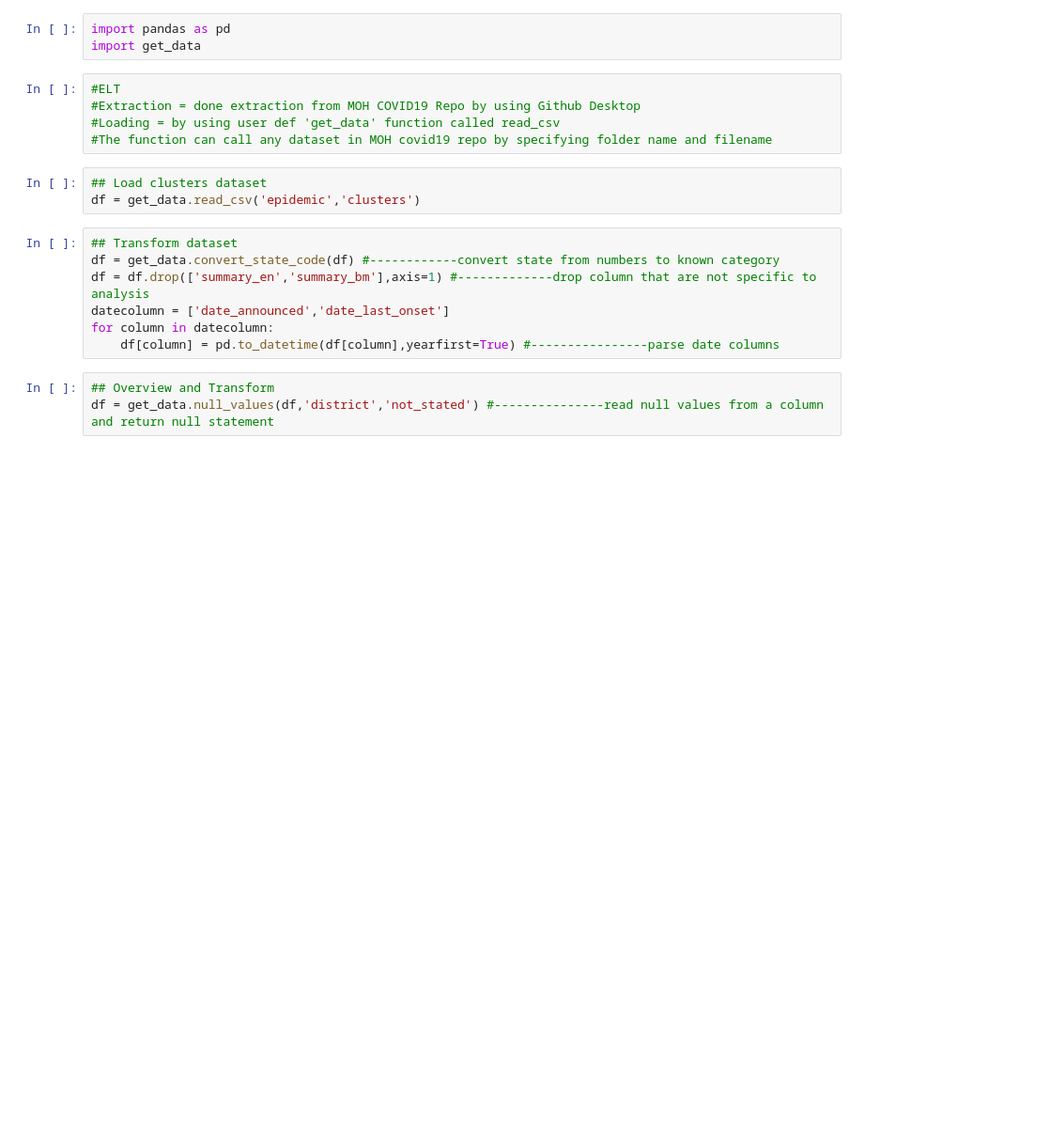
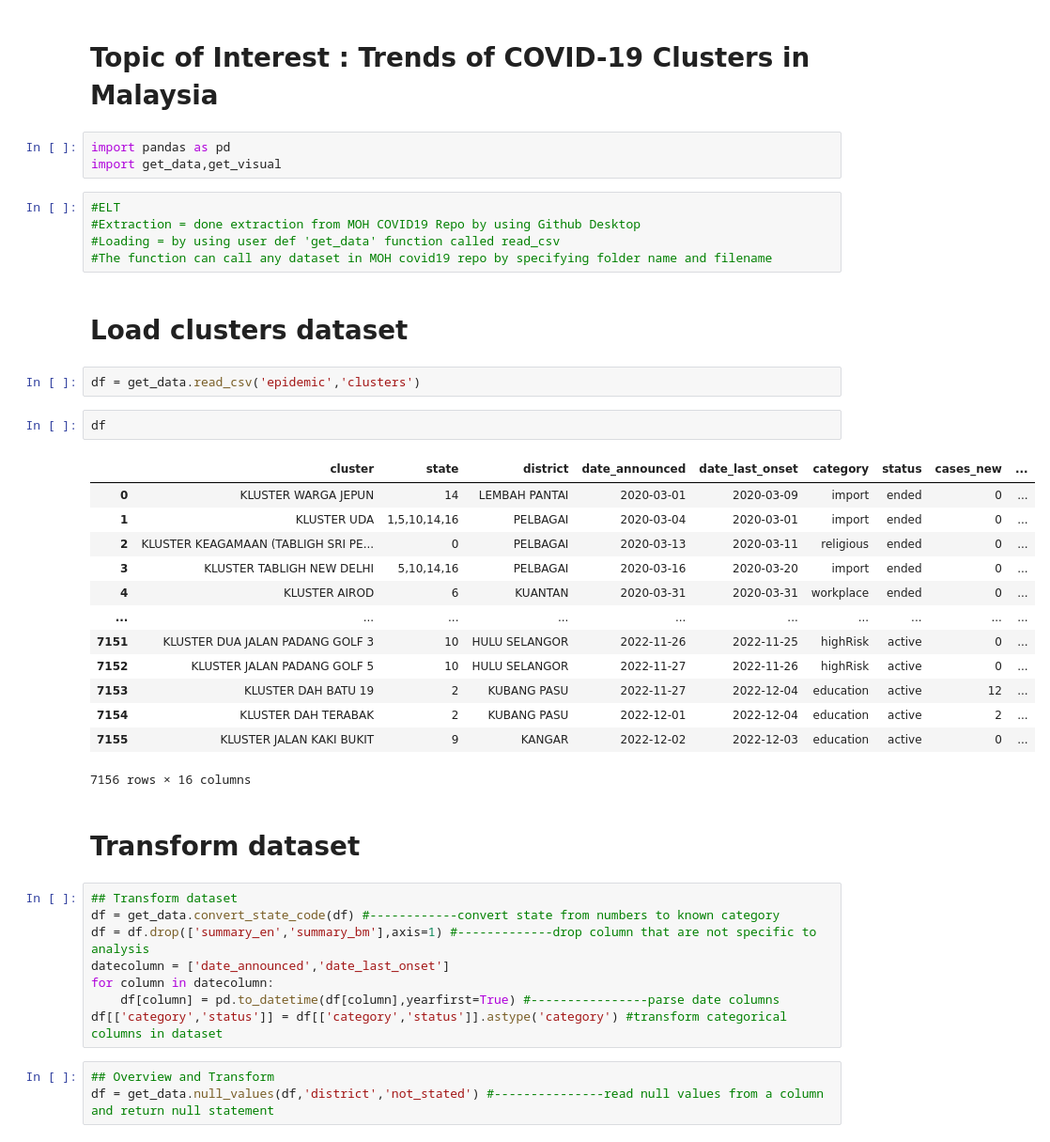
Before and after one commit to drmayu7/covid19-public, a Jupyter notebook: main.ipynb, the cells around one changed output. Shown: that part at 94% size. Saved outputs shown, nothing was run; the diff lists cells and outputs as text; blank space fills up the shorter version.

```diff
--- a/main.ipynb
+++ b/main.ipynb
@@ -3,14 +1,35 @@
+# %% [markdown]
+# Topic of Interest : Trends of COVID-19 Clusters in Malaysia
 # %%
 import pandas as pd
-import get_data
+import get_data,get_visual
 # %%
 #ELT
 #Extraction = done extraction from MOH COVID19 Repo by using Github Desktop
 #Loading = by using user def 'get_data' function called read_csv
 #The function can call any dataset in MOH covid19 repo by specifying folder name and filename
+# %% [markdown]
+# Load clusters dataset
 # %%
-## Load clusters dataset
 df = get_data.read_csv('epidemic','clusters')
+# %%
+df
+# %% [output]
+|  | cluster | state | district | date_announced | date_last_onset | category | status | cases_new | ... |
+| 0 | KLUSTER WARGA JEPUN | 14 | LEMBAH PANTAI | 2020-03-01 | 2020-03-09 | import | ended | 0 | ... |
+| 1 | KLUSTER UDA | 1,5,10,14,16 | PELBAGAI | 2020-03-04 | 2020-03-01 | import | ended | 0 | ... |
+| 2 | KLUSTER KEAGAMAAN (TABLIGH SRI PE... | 0 | PELBAGAI | 2020-03-13 | 2020-03-11 | religious | ended | 0 | ... |
+| 3 | KLUSTER TABLIGH NEW DELHI | 5,10,14,16 | PELBAGAI | 2020-03-16 | 2020-03-20 | import | ended | 0 | ... |
+| 4 | KLUSTER AIROD | 6 | KUANTAN | 2020-03-31 | 2020-03-31 | workplace | ended | 0 | ... |
+| ... | ... | ... | ... | ... | ... | ... | ... | ... | ... |
+| 7151 | KLUSTER DUA JALAN PADANG GOLF 3 | 10 | HULU SELANGOR | 2022-11-26 | 2022-11-25 | highRisk | active | 0 | ... |
+| 7152 | KLUSTER JALAN PADANG GOLF 5 | 10 | HULU SELANGOR | 2022-11-27 | 2022-11-26 | highRisk | active | 0 | ... |
+| 7153 | KLUSTER DAH BATU 19 | 2 | KUBANG PASU | 2022-11-27 | 2022-12-04 | education | active | 12 | ... |
+| 7154 | KLUSTER DAH TERABAK | 2 | KUBANG PASU | 2022-12-01 | 2022-12-04 | education | active | 2 | ... |
+| 7155 | KLUSTER JALAN KAKI BUKIT | 9 | KANGAR | 2022-12-02 | 2022-12-03 | education | active | 0 | ... |
+7156 rows × 16 columns
+# %% [markdown]
+# Transform dataset
 # %%
 ## Transform dataset
 df = get_data.convert_state_code(df) #------------convert state from numbers to known category
@@ -18,6 +37,7 @@ df = df.drop(['summary_en','summary_bm'],axis=1) #-------------drop column that
 datecolumn = ['date_announced','date_last_onset']
 for column in datecolumn:
     df[column] = pd.to_datetime(df[column],yearfirst=True) #----------------parse date columns
+df[['category','status']] = df[['category','status']].astype('category') #transform categorical columns in dataset
 # %%
 ## Overview and Transform
 df = get_data.null_values(df,'district','not_stated') #---------------read null values from a column and return null statement
```
Also changed, not shown: parts of 16 cells of this notebook, 3 other files.
